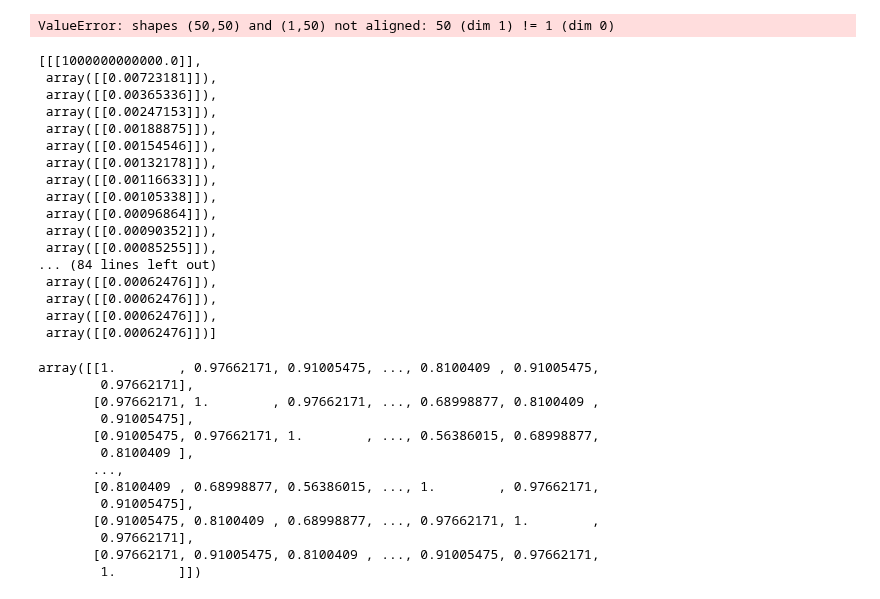
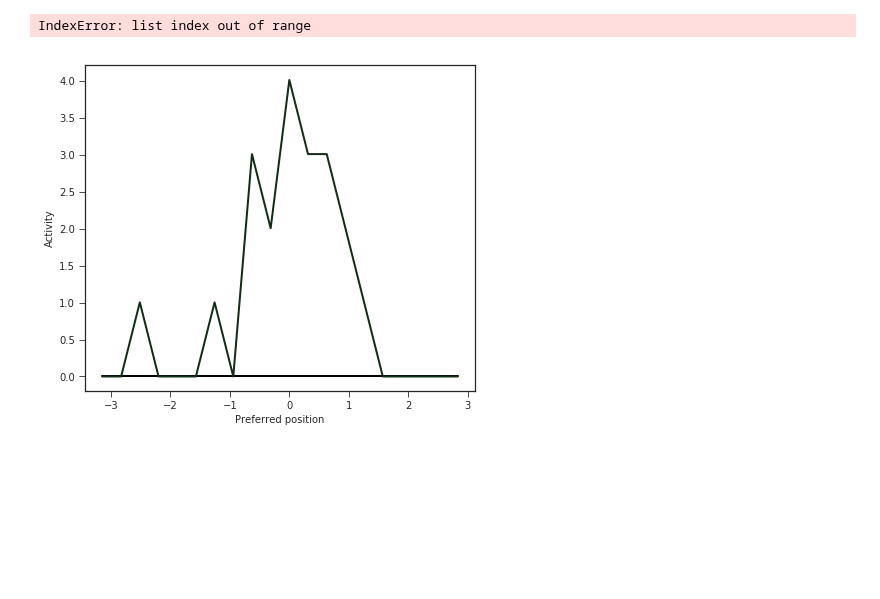
Before and after one commit to mlprt/neurkal, a Jupyter notebook: 1d_tracking.ipynb, the cells around one changed output. Drawn from its saved outputs; the diff is of its cells as text; code cells hidden in the pictures; blank space fills up the shorter version.

```diff
--- a/1d_tracking.ipynb
+++ b/1d_tracking.ipynb
@@ -79,64 +85,48 @@ sensory_input = neurkal.PopCode(p, act_func=input_act,
                                 dist=np.random.poisson)
 # motor_input = popcode.PopCode(p, act_func=input_act, dist=lambda x: x)
 kalman_network = neurkal.KalmanBasisNetwork(sensory_inputs=[sensory_input],
-                                            motor_inputs=[], M=M, B=[[]])
+                                            motor_inputs=[], M=M, B=B)
 # conventional kalman filter to provide sigma
 kalman = neurkal.KalmanFilter(M=M, B=B, Z=Z)
 
 activities = []
 hs = []
 us = []
 lams = []
 ksigs = []
+crs = []
 
 sensory_input(state.x[0])
 for t in ts:
-    activities.append(kalman_network.activity)
-    hs.append(kalman_network._h)
-    lams.append(kalman_network._lambda)
-    ksigs.append(kalman.sigma)
+    activities.append(np.copy(kalman_network.activity))
+    hs.append(np.copy(kalman_network._h))
+    lams.append(np.copy(kalman_network.lam))
+    ksigs.append(np.copy(kalman.sigma))
+    crs.append(sensory_input.cr_bound)
     # update conventional kalman filter to get sigma
-    kalman.step(c_, sensory_input.readout(), Q=[[sensory_input.cr_bound]])
+    kalman.step(c_, [[sensory_input.readout()]], Q=[[sensory_input.cr_bound]])
     # update activity in basis network implementing Kalman filter
     kalman_network.update(kalman.sigma)
-    us.append(kalman_network._u)
+    us.append(np.copy(kalman_network._u))
     # update real state (+ control noise)
     state.update(c_)
     if not t:
         sensory_input.clear()
 
 prefs = kalman_network.prefs
 
 palette = set_palette()
 fig, ax1 = plt.subplots(figsize=(7, 6))
 ax1.set_xlabel("Preferred position")
 ax1.set_ylabel("Activity")
 ps = []
-for i in [0, 1, 2, 3]:
-    ps.append(ax1.plot(prefs, activities[i], '-', color=next(palette), lw=2, label=str(i))[0])
+ps.append(ax1.plot(prefs, activities[0], '-', color=next(palette), lw=2, label=str(i))[0])
+for i in np.linspace(1, int(t_f/dt) - 1, 5).tolist():
+    ps.append(ax1.plot(prefs, activities[int(i)], '-', color=next(palette), lw=2, label=str(i))[0])
 
 labels = [p.get_label() for p in ps]
 ax1.legend(ps, labels, loc=7)
 plt.show()
 # %% [output]
-ValueError: shapes (50,50) and (1,50) not aligned: 50 (dim 1) != 1 (dim 0)
+IndexError: list index out of range
+[figure, added]
-# %%
-ksigs
-# %% [output]
-[[[1000000000000.0]],
- array([[0.00723181]]),
- array([[0.00365336]]),
- array([[0.00247153]]),
- array([[0.00188875]]),
- array([[0.00154546]]),
- array([[0.00132178]]),
- array([[0.00116633]]),
- array([[0.00105338]]),
- array([[0.00096864]]),
- array([[0.00090352]]),
- array([[0.00085255]]),
-... (84 lines left out)
- array([[0.00062476]]),
- array([[0.00062476]]),
- array([[0.00062476]]),
- array([[0.00062476]])]
@@ -146,16 +132,0 @@ with open("test.csv", 'w') as f:
-# %%
-kalman_network._w
-# %% [output]
-array([[1.        , 0.97662171, 0.91005475, ..., 0.8100409 , 0.91005475,
-        0.97662171],
-       [0.97662171, 1.        , 0.97662171, ..., 0.68998877, 0.8100409 ,
-        0.91005475],
-       [0.91005475, 0.97662171, 1.        , ..., 0.56386015, 0.68998877,
-        0.8100409 ],
-       ...,
-       [0.8100409 , 0.68998877, 0.56386015, ..., 1.        , 0.97662171,
-        0.91005475],
-       [0.91005475, 0.8100409 , 0.68998877, ..., 0.97662171, 1.        ,
-        0.97662171],
-       [0.97662171, 0.91005475, 0.8100409 , ..., 0.91005475, 0.97662171,
-        1.        ]])
```
Also changed, not shown: parts of 7 cells of this notebook, 2 other files.
